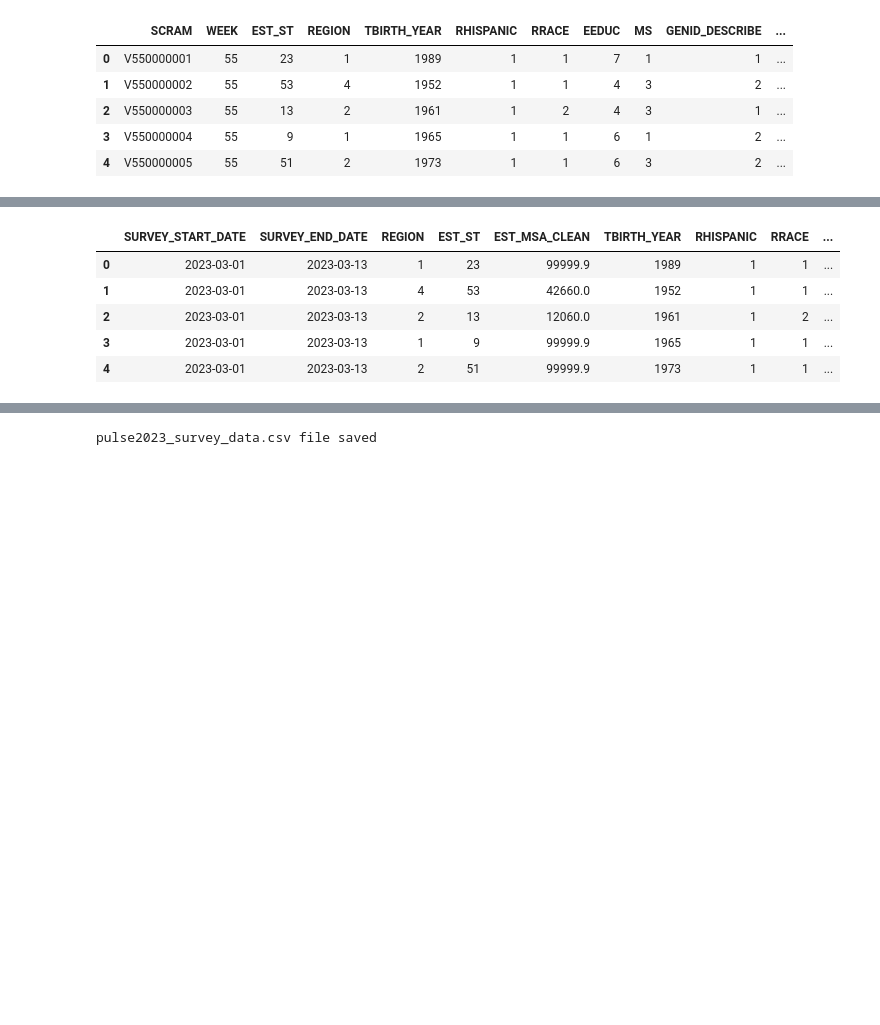
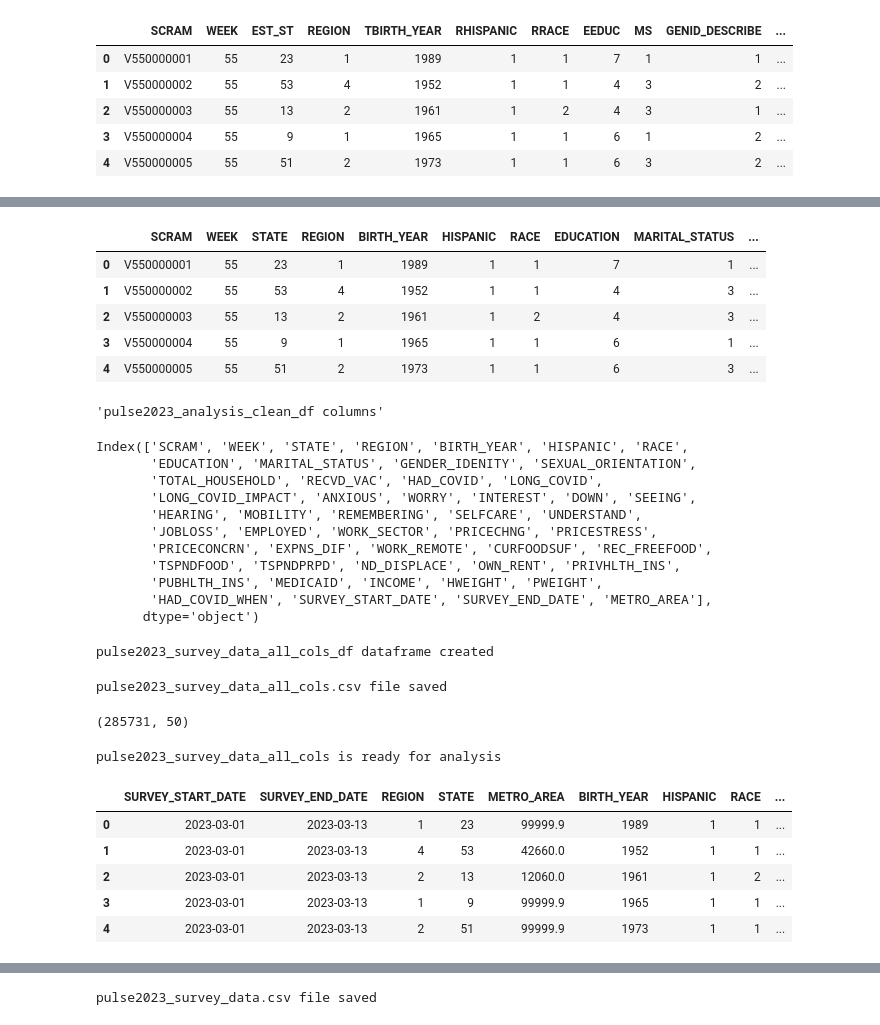
Before and after one commit to crmartella/DIVOC-91, a Jupyter notebook: create_2023_analysis_data_file.ipynb, the cells around one changed output, grey strips where cells are left out. Drawn from its saved outputs; the diff is of its cells as text; code cells hidden in the pictures; blank space fills up the shorter version.

Commit message:
created survey data files will all fields

```diff
--- a/create_2023_analysis_data_file.ipynb
+++ b/create_2023_analysis_data_file.ipynb
@@ -529,16 +546,84 @@ Checking to confirm that pulse2023_analysis_clean_df does not contain any -88 or
+# %%
+# Rename columns to make them easier to understand
+pulse2023_analysis_clean_df.columns = ['SCRAM', 'WEEK', 'STATE', 'REGION', 'BIRTH_YEAR', 'HISPANIC', 'RACE',
+                                       'EDUCATION', 'MARITAL_STATUS', 'GENDER_IDENITY', 'SEXUAL_ORIENTATION',
+                                       'TOTAL_HOUSEHOLD', 'RECVD_VAC', 'HAD_COVID', 'LONG_COVID', 'LONG_COVID_IMPACT',
+                                       'ANXIOUS', 'WORRY', 'INTEREST', 'DOWN', 'SEEING', 'HEARING', 'MOBILITY',
+                                       'REMEMBERING', 'SELFCARE', 'UNDERSTAND', 'JOBLOSS', 'EMPLOYED', 'WORK_SECTOR',
+                                       'PRICECHNG', 'PRICESTRESS', 'PRICECONCRN', 'EXPNS_DIF', 'WORK_REMOTE',
+                                       'CURFOODSUF', 'REC_FREEFOOD', 'TSPNDFOOD', 'TSPNDPRPD', 'ND_DISPLACE',
+                                       'OWN_RENT', 'PRIVHLTH_INS', 'PUBHLTH_INS','MEDICAID', 'INCOME', 'HWEIGHT',
+                                       'PWEIGHT', 'HAD_COVID_WHEN', 'SURVEY_START_DATE', 'SURVEY_END_DATE', 'METRO_AREA']
+
+display(pulse2023_analysis_clean_df.head())
+display("pulse2023_analysis_clean_df columns")
+display(pulse2023_analysis_clean_df.columns)
+# %% [output]
+|  | SCRAM | WEEK | STATE | REGION | BIRTH_YEAR | HISPANIC | RACE | EDUCATION | MARITAL_STATUS | ... |
+| 0 | V550000001 | 55 | 23 | 1 | 1989 | 1 | 1 | 7 | 1 | ... |
+| 1 | V550000002 | 55 | 53 | 4 | 1952 | 1 | 1 | 4 | 3 | ... |
+| 2 | V550000003 | 55 | 13 | 2 | 1961 | 1 | 2 | 4 | 3 | ... |
+| 3 | V550000004 | 55 | 9 | 1 | 1965 | 1 | 1 | 6 | 1 | ... |
+| 4 | V550000005 | 55 | 51 | 2 | 1973 | 1 | 1 | 6 | 3 | ... |
+'pulse2023_analysis_clean_df columns'
+Index(['SCRAM', 'WEEK', 'STATE', 'REGION', 'BIRTH_YEAR', 'HISPANIC', 'RACE',
+       'EDUCATION', 'MARITAL_STATUS', 'GENDER_IDENITY', 'SEXUAL_ORIENTATION',
+       'TOTAL_HOUSEHOLD', 'RECVD_VAC', 'HAD_COVID', 'LONG_COVID',
+       'LONG_COVID_IMPACT', 'ANXIOUS', 'WORRY', 'INTEREST', 'DOWN', 'SEEING',
+       'HEARING', 'MOBILITY', 'REMEMBERING', 'SELFCARE', 'UNDERSTAND',
+       'JOBLOSS', 'EMPLOYED', 'WORK_SECTOR', 'PRICECHNG', 'PRICESTRESS',
+       'PRICECONCRN', 'EXPNS_DIF', 'WORK_REMOTE', 'CURFOODSUF', 'REC_FREEFOOD',
+       'TSPNDFOOD', 'TSPNDPRPD', 'ND_DISPLACE', 'OWN_RENT', 'PRIVHLTH_INS',
+       'PUBHLTH_INS', 'MEDICAID', 'INCOME', 'HWEIGHT', 'PWEIGHT',
+       'HAD_COVID_WHEN', 'SURVEY_START_DATE', 'SURVEY_END_DATE', 'METRO_AREA'],
+      dtype='object')
+# %%
+# Reorder survey columns that will be used for analysis
+all_analysis_cols = ['SURVEY_START_DATE', 'SURVEY_END_DATE', 'REGION', 'STATE', 'METRO_AREA','BIRTH_YEAR', 'HISPANIC',
+                     'RACE', 'EDUCATION', 'MARITAL_STATUS', 'GENDER_IDENITY', 'SEXUAL_ORIENTATION', 'HAD_COVID',
+                     'HAD_COVID_WHEN', 'LONG_COVID', 'LONG_COVID_IMPACT','ANXIOUS', 'WORRY', 'INTEREST', 'DOWN',
+                     'SEEING', 'HEARING', 'MOBILITY', 'REMEMBERING', 'SELFCARE', 'UNDERSTAND', 'JOBLOSS', 'EMPLOYED',
+                     'WORK_SECTOR', 'WORK_REMOTE', 'PRIVHLTH_INS', 'PUBHLTH_INS','MEDICAID', 'INCOME',
+                     'TOTAL_HOUSEHOLD', 'RECVD_VAC', 'EXPNS_DIF', 'CURFOODSUF', 'REC_FREEFOOD', 'OWN_RENT', 'PRICECHNG',
+                     'PRICESTRESS', 'PRICECONCRN', 'TSPNDFOOD', 'TSPNDPRPD', 'ND_DISPLACE', 'SCRAM', 'WEEK', 'HWEIGHT',
+                     'PWEIGHT']
+
+
+# Create new dataframe for analysis
+pulse2023_survey_data_all_cols_df = pulse2023_analysis_clean_df[all_analysis_cols]
+
+print("pulse2023_survey_data_all_cols_df dataframe created")
+# %% [output]
+pulse2023_survey_data_all_cols_df dataframe created
+# %%
+# Save 2023 all columns survey file for analysis
+pulse2023_survey_data_all_cols_df.to_csv('Resources/pulse2023_survey_data_all_cols.csv', index=False)
+print("pulse2023_survey_data_all_cols.csv file saved")
+# %% [output]
+pulse2023_survey_data_all_cols.csv file saved
+# %%
+# Display 2023 survey all columns file shape
+display(pulse2023_survey_data_all_cols_df.shape)
+# %% [output]
+(285731, 50)
+# %%
+print("pulse2023_survey_data_all_cols is ready for analysis")
+# %% [output]
+pulse2023_survey_data_all_cols is ready for analysis
 # %%
 # Reduce and reorder survey columns that will be used for analysis
-analysis_cols = ['SURVEY_START_DATE', 'SURVEY_END_DATE', 'REGION', 'EST_ST', 'EST_MSA_CLEAN','TBIRTH_YEAR', 'RHISPANIC',
-                 'RRACE', 'EEDUC', 'MS', 'GENID_DESCRIBE', 'SEXUAL_ORIENTATION', 'HADCOVIDRV', 'WHENCOVID_CLEAN',
-                 'LONGCOVID', 'SYMPTMIMPCT','ANXIOUS', 'WORRY', 'INTEREST', 'DOWN', 'SEEING', 'HEARING', 'MOBILITY',
-                 'REMEMBERING', 'SELFCARE', 'UNDERSTAND', 'WRKLOSSRV', 'ANYWORK', 'KINDWORK', 'TWDAYS', 'PRIVHLTH',
-                 'PUBHLTH','MEDICAID', 'INCOME']
+analysis_cols = ['SURVEY_START_DATE', 'SURVEY_END_DATE', 'REGION', 'STATE', 'METRO_AREA',
+                 'BIRTH_YEAR', 'HISPANIC', 'RACE', 'EDUCATION', 'MARITAL_STATUS', 'GENDER_IDENITY',
+                 'SEXUAL_ORIENTATION', 'HAD_COVID', 'HAD_COVID_WHEN', 'LONG_COVID',
+                 'LONG_COVID_IMPACT','ANXIOUS', 'WORRY', 'INTEREST', 'DOWN', 'SEEING', 'HEARING',
+                 'MOBILITY', 'REMEMBERING', 'SELFCARE', 'UNDERSTAND', 'JOBLOSS', 'EMPLOYED',
+                 'WORK_SECTOR', 'WORK_REMOTE', 'PRIVHLTH_INS', 'PUBHLTH_INS','MEDICAID', 'INCOME']
 
 # Create new dataframe for analysis
 pulse2023_analysis_focused_df = pulse2023_analysis_clean_df[analysis_cols]
 pulse2023_analysis_focused_df.head()
 # %% [output]
-|  | SURVEY_START_DATE | SURVEY_END_DATE | REGION | EST_ST | EST_MSA_CLEAN | TBIRTH_YEAR | RHISPANIC | RRACE | ... |
+|  | SURVEY_START_DATE | SURVEY_END_DATE | REGION | STATE | METRO_AREA | BIRTH_YEAR | HISPANIC | RACE | ... |
 | 0 | 2023-03-01 | 2023-03-13 | 1 | 23 | 99999.9 | 1989 | 1 | 1 | ... |
 | 1 | 2023-03-01 | 2023-03-13 | 4 | 53 | 42660.0 | 1952 | 1 | 1 | ... |
 | 2 | 2023-03-01 | 2023-03-13 | 2 | 13 | 12060.0 | 1961 | 1 | 2 | ... |
```
Also changed, not shown: parts of 4 cells of this notebook, 6 other files.
